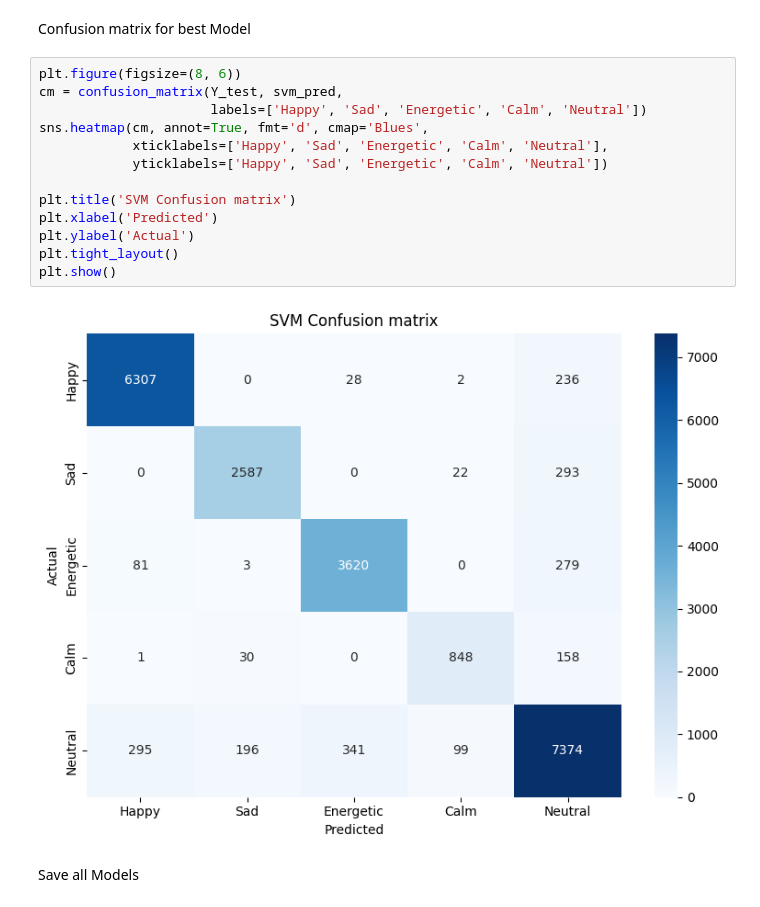
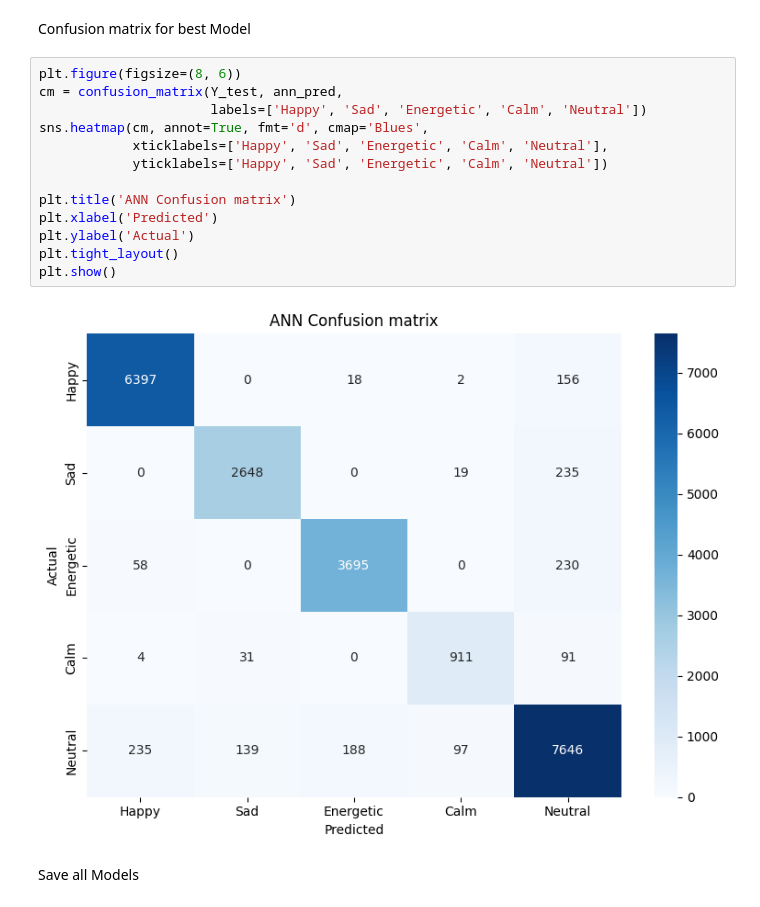
Before and after one commit to dhavanp74/music-mood-classifier, a Jupyter notebook: notebooks/eda_and_training.ipynb, the cells around one changed output. Cells and saved outputs as stored; diff of their text form.

```diff
--- a/notebooks/eda_and_training.ipynb
+++ b/notebooks/eda_and_training.ipynb
@@ -328,19 +328,19 @@ Naive Bayes    0.7840
 Confusion matrix for best Model
 # %%
 plt.figure(figsize=(8, 6))
-cm = confusion_matrix(Y_test, svm_pred,
+cm = confusion_matrix(Y_test, ann_pred,
                       labels=['Happy', 'Sad', 'Energetic', 'Calm', 'Neutral'])
 sns.heatmap(cm, annot=True, fmt='d', cmap='Blues',
             xticklabels=['Happy', 'Sad', 'Energetic', 'Calm', 'Neutral'],
             yticklabels=['Happy', 'Sad', 'Energetic', 'Calm', 'Neutral'])
 
-plt.title('SVM Confusion matrix')
+plt.title('ANN Confusion matrix')
 plt.xlabel('Predicted')
 plt.ylabel('Actual')
 plt.tight_layout()
 plt.show()
 # %% [output]
-[figure, old version]
+[figure, new version]
 # %% [markdown]
 Save all Models
 # %%
```
Also changed, not shown: parts of 1 cell of this notebook.
